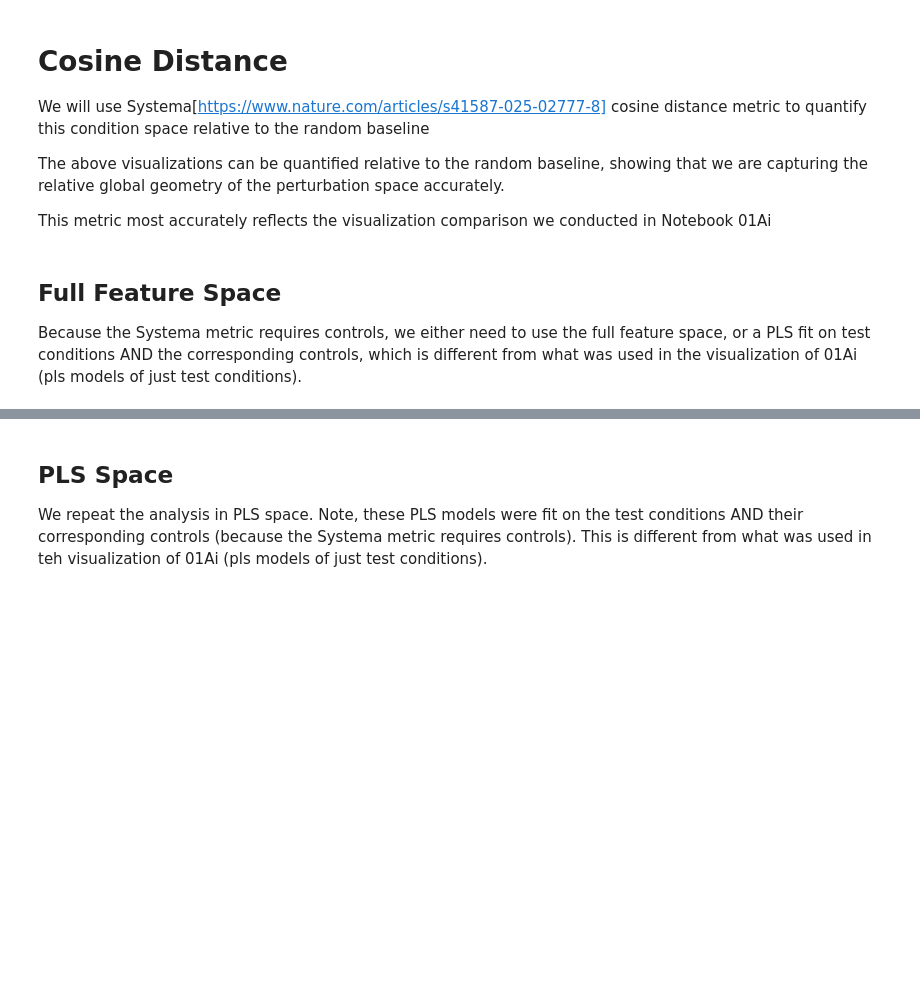
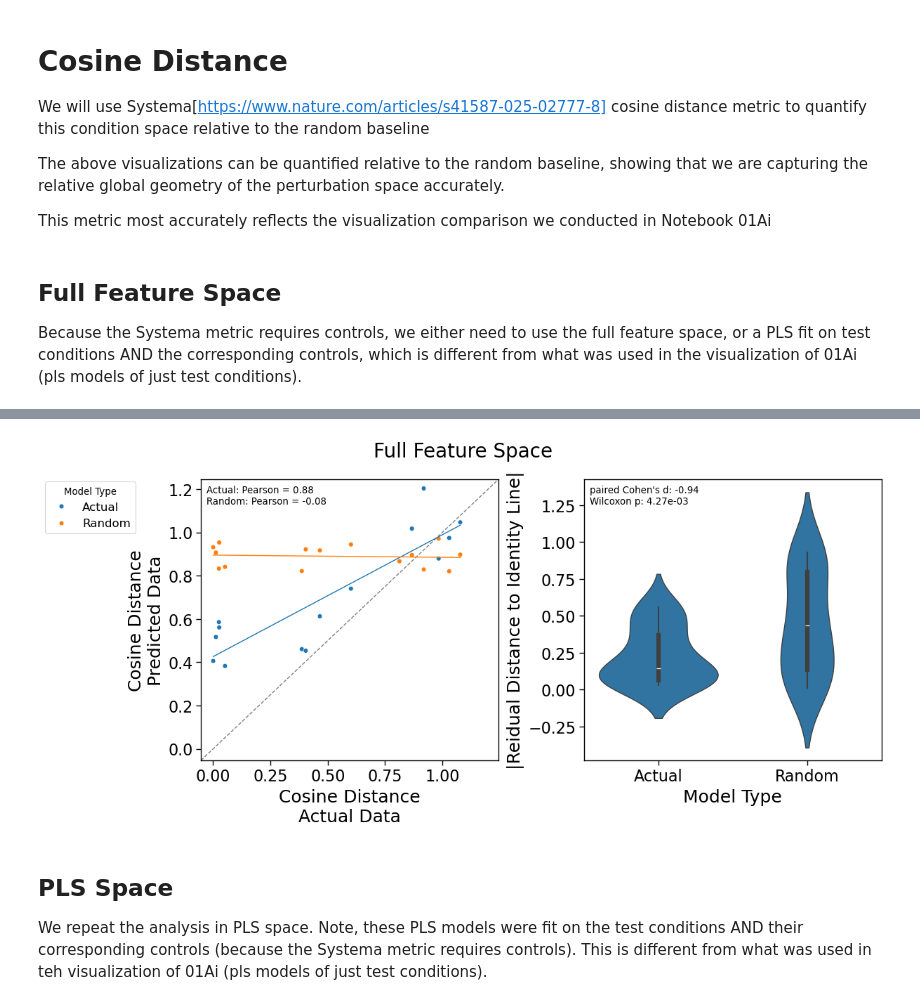
Before and after one commit to hmbaghdassarian/scLEMBAS, a Jupyter notebook: notebooks/McCauley_2024/06_assess_predictions/01_test_accuracy/01Aii_scLEMBAS_test_quantification.ipynb, the cells around one changed output, grey strips where cells are left out. Saved outputs shown, nothing was run; the diff lists cells and outputs as text; code cells hidden in the pictures; blank space fills up the shorter version.

```diff
--- a/notebooks/McCauley_2024/06_assess_predictions/01_test_accuracy/01Aii_scLEMBAS_test_quantification.ipynb
+++ b/notebooks/McCauley_2024/06_assess_predictions/01_test_accuracy/01Aii_scLEMBAS_test_quantification.ipynb
@@ -327,0 +235,98 @@ fig.suptitle('Full Feature Space', y = 1.1, fontsize = 20)
+# %%
+fig, ax = plt.subplots(ncols = 2, figsize = (12, 5), constrained_layout = True)
+
+j = 0
+sns.scatterplot(data = cos_distances, x = 'actual', y = 'predicted', hue = 'mod_type', ax = ax[j], zorder = 2)
+
+for mod_type in ['actual', 'random']:
+    viz_df = cos_distances[cos_distances.mod_type == mod_type].copy()
+
+    sns.regplot(
+        data=viz_df,
+        x="actual",
+        y="predicted",
+        ax=ax[j],
+        scatter=False,
+        ci = None,
+        line_kws={"linewidth": 1},
+    )
+
+
+# pearson
+pr_actual = stats.pearsonr(cos_distances[cos_distances.mod_type == 'actual'].actual,
+                           cos_distances[cos_distances.mod_type == 'actual'].predicted).statistic
+pr_noadv = stats.pearsonr(cos_distances[cos_distances.mod_type == 'random'].actual,
+                          cos_distances[cos_distances.mod_type == 'random'].predicted).statistic
+
+ax[j].text(
+    0.02, 0.98,
+    "{}: Pearson = {:.2f}\n{}: Pearson = {:.2f}".format('Actual', pr_actual, 'Random', pr_noadv),
+    transform=ax[j].transAxes,
+    ha="left", va="top"
+)
+
+ax[j].set_xlabel('Cosine Distance\nActual Data')
+ax[j].set_ylabel('Cosine Distance\nPredicted Data')
+
+xmin, xmax = ax[j].get_xlim()
+ymin, ymax = ax[j].get_ylim()
+
+ax_min = min(xmin, ymin)
+ax_max = max(xmax, ymax)
+
+ax[j].set_xlim(ax_min, ax_max)
+ax[j].set_ylim(ax_min, ax_max)
+
+ax[j].plot(
+    [ax_min, ax_max],
+    [ax_min, ax_max],
+    linestyle="--",
+    color="gray",
+    linewidth=1,
+    zorder=0
+)
+
+
+handles, labels = ax[j].get_legend_handles_labels()
+ax[j].legend(
+    handles = handles, labels = ['Actual', 'Random'], title = 'Model Type',
+    loc="center right",
+    bbox_to_anchor=(-0.2, 0.9),
+    frameon=True
+)
+
+
+j = 1
+a = cos_distances[cos_distances.mod_type == 'actual']['error'].values
+b = cos_distances[cos_distances.mod_type == 'random']['error'].values
+cd = cohens_d_paired(a, b)
+pval = stats.wilcoxon(a, b).pvalue
+
+
+sns.violinplot(data = cos_distances, x = 'mod_type', y = 'error', ax = ax[j])
+ax[j].set_xlabel('Residual Distance')
+ax[j].set_xlabel('Model Type')
+
+
+ax[j].text(
+    0.02, 0.98,
+    f"paired Cohen's d: {cd:.2f}\nWilcoxon p: {pval:.2e}",
+    transform=ax[j].transAxes,
+    ha="left", va="top"
+)
+
+ticks = ax[j].get_xticks()
+ax[j].set_xticks(ticks)
+ax[j].set_xticklabels(['Actual', 'Random'])
+ax[j].set_ylabel('|Reidual Distance to Identity Line|')
+
+fig.suptitle('Full Feature Space', y = 1.1, fontsize = 20)
+for ext in ['png', 'svg']:
+    fig.savefig(
+        os.path.join(data_path, 'figures', '{}_cosine_distance.{}'.format(author, ext)),
+        dpi=1200 if ext == '.png' else None,  # DPI only matters for raster
+        bbox_inches='tight',
+        facecolor='none',  # transparent background (nice for slides)
+    )
+;
+# %% [output]
@@ -328,3 +334,4 @@ fig.suptitle('Full Feature Space', y = 1.1, fontsize = 20)
+[figure, added]
 # %% [markdown]
 ## PLS Space
 
```
Also changed, not shown: parts of 6 cells of this notebook, 40 other files.
